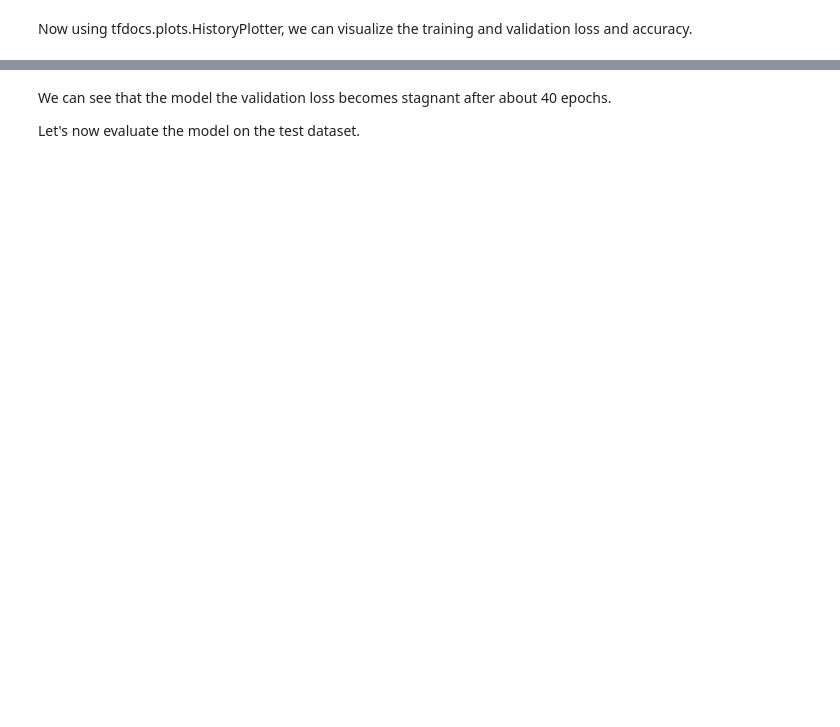
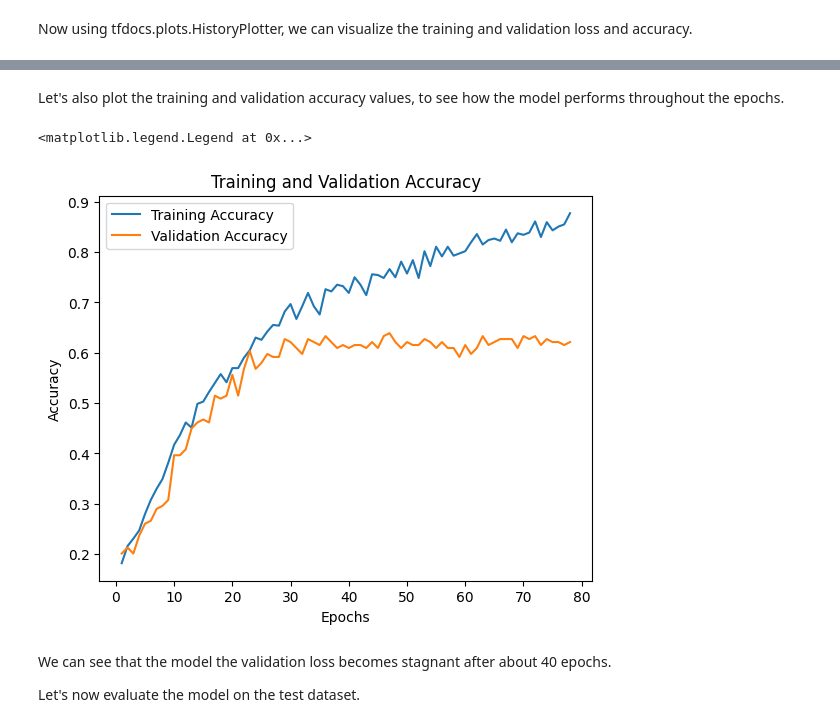
Before and after one commit to panos-span/rogets_thesaurus, a Jupyter notebook: cls_embed.ipynb, the cells around one changed output, grey strips where cells are left out. Saved outputs shown, nothing was run; the diff lists cells and outputs as text; code cells hidden in the pictures; blank space fills up the shorter version.

```diff
--- a/cls_embed.ipynb
+++ b/cls_embed.ipynb
@@ -617 +637,21 @@ plotter.plot(size_histories)
+# %% [markdown]
+Let's also plot the training and validation accuracy values, to see how the model performs throughout the epochs.
+# %%
+# Plot training & validation accuracy values
+history_data = history.history
+
+epochs = range(1, len(history_data['accuracy']) + 1)
+
+plt.figure(figsize=(14, 5))
+
+plt.subplot(1, 2, 1)
+plt.plot(epochs, history_data['accuracy'], label='Training Accuracy')
+plt.plot(epochs, history_data['val_accuracy'], label='Validation Accuracy')
+plt.title('Training and Validation Accuracy')
+plt.xlabel('Epochs')
+plt.ylabel('Accuracy')
+plt.legend()
+# %% [output]
+<matplotlib.legend.Legend at 0x...>
+[figure, added]
 # %% [markdown]
```
Also changed, not shown: parts of 51 cells of this notebook, 3 other files.
